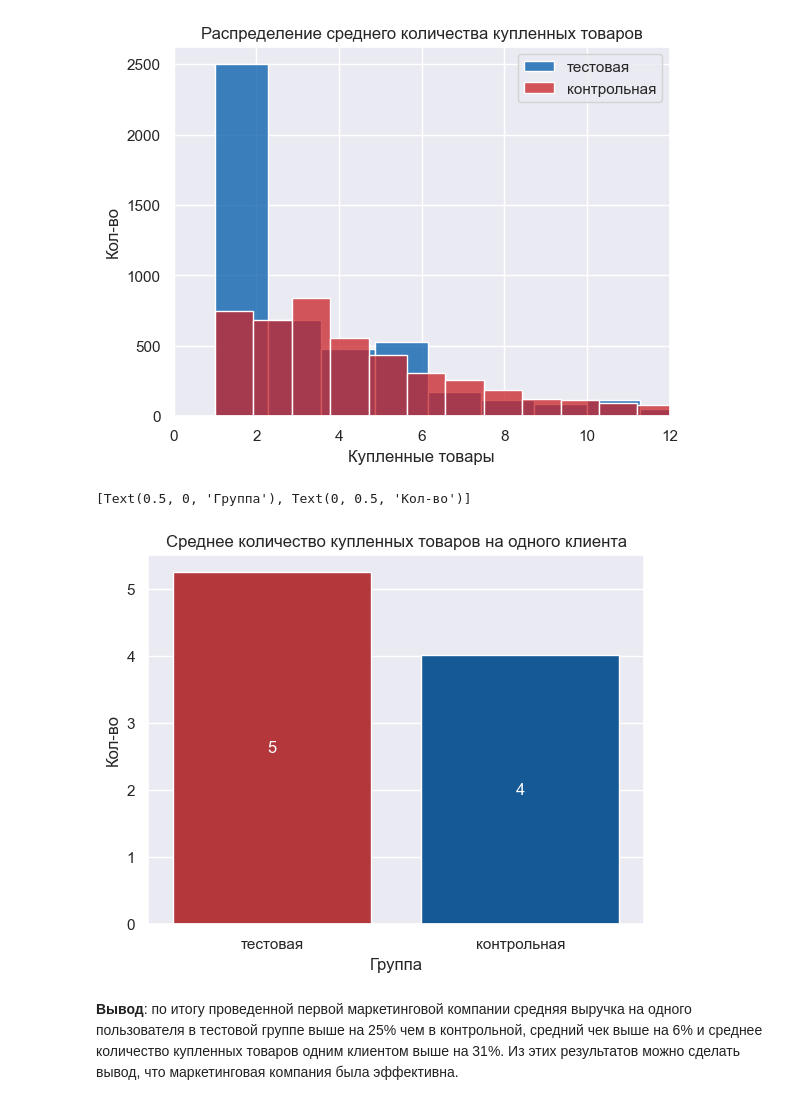
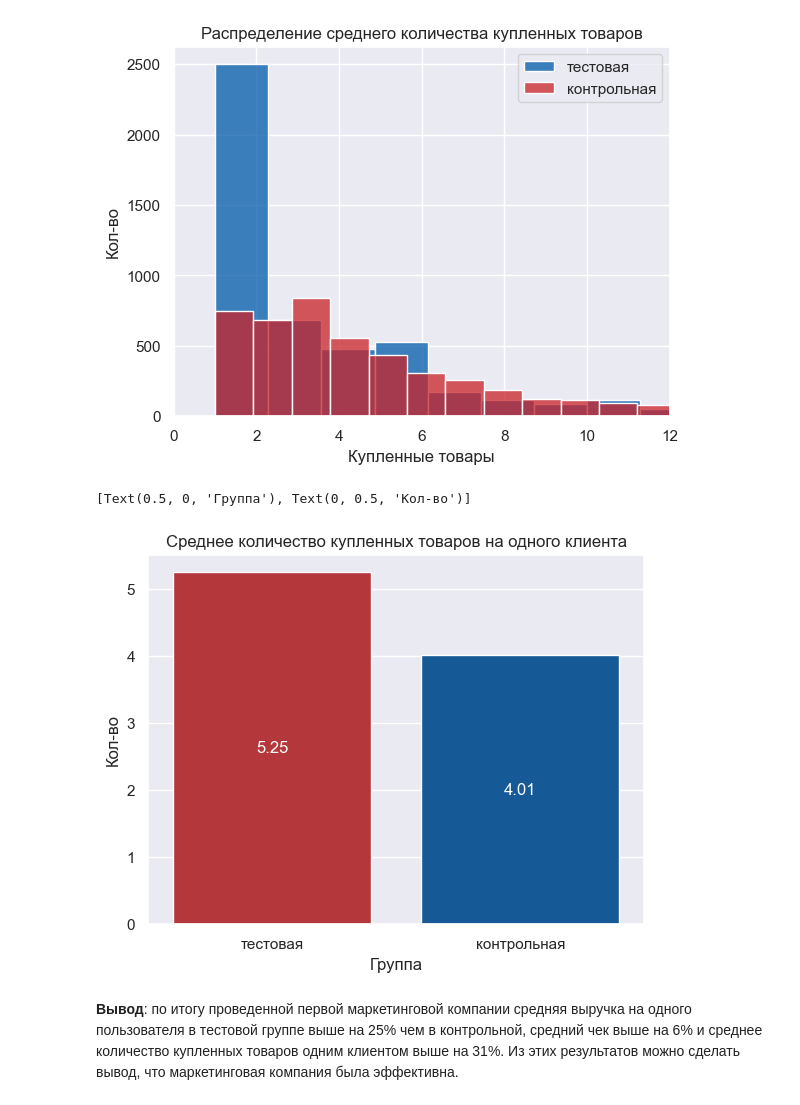
Before and after one commit to Dimayo/sporting_store, a Jupyter notebook: research.ipynb, the cells around one changed output. Saved outputs shown, nothing was run; the diff lists cells and outputs as text; code cells hidden in the pictures.

```diff
--- a/research.ipynb
+++ b/research.ipynb
@@ -143,6 +142,7 @@ memory usage: 6.4+ MB
 # %%
 # Визуализируем некоторые распределения
 
+sns.set()
 fig,ax = plt.subplots()
 sns.histplot(df_clients['age'], bins=73, color='#C92228')
 ax.set_title('Распределение возраста клиентов')
@@ -459,8 +459,11 @@ Name: dt, dtype: int64
 
 df_purch['colour'] = df_purch['colour'].replace(['чёрный'], 'черный')
 # %%
+# Обрабатываем признаки product и colour
 
-df_purch['product_name'] = df_purch['product'].apply(lambda x: " ".join(re.findall('[А-Яа-я]+', x)))
+df_purch['product'] = df_purch['product'].apply(lambda x: " ".join(re.findall('[А-Яа-я]{3,20}', x)).lower())
+# %%
+df_purch['colour'] = df_purch['colour'].apply(lambda x: x.split('/')[0].lower())
 # %%
 df_purch.head()
 # %% [output]
@@ -745,14 +748,14 @@ ax.legend(['тестовая', 'контрольная'])
 # %%
 fig,ax = plt.subplots()
 sns.barplot(x = ['тестовая', 'контрольная'], y = [positive_сount['cost'].mean(),
                                                   negative_сount['cost'].mean()],
                                                   palette=['#C92228','#005AAB'])
-ax.bar_label(ax.containers[0], fontsize=12, label_type='center', color='white', fmt='%.0f')
+ax.bar_label(ax.containers[0], fontsize=12, label_type='center', color='white', fmt='%.2f')
 ax.set_title('Среднее количество купленных товаров на одного клиента')
 ax.set(xlabel='Группа', ylabel='Кол-во')
 # %% [output]
 [Text(0.5, 0, 'Группа'), Text(0, 0.5, 'Кол-во')]
-[figure, old version]
+[figure, new version]
 # %% [markdown]
 **Вывод**: по итогу проведенной первой маркетинговой компании средняя выручка на одного пользователя в тестовой группе выше на 25% чем в контрольной, средний чек выше на 6% и среднее количество купленных товаров одним клиентом выше на 31%. Из этих результатов можно сделать вывод, что маркетинговая компания была эффективна.
 # %% [markdown]
```
Also changed, not shown: parts of 21 cells of this notebook.
